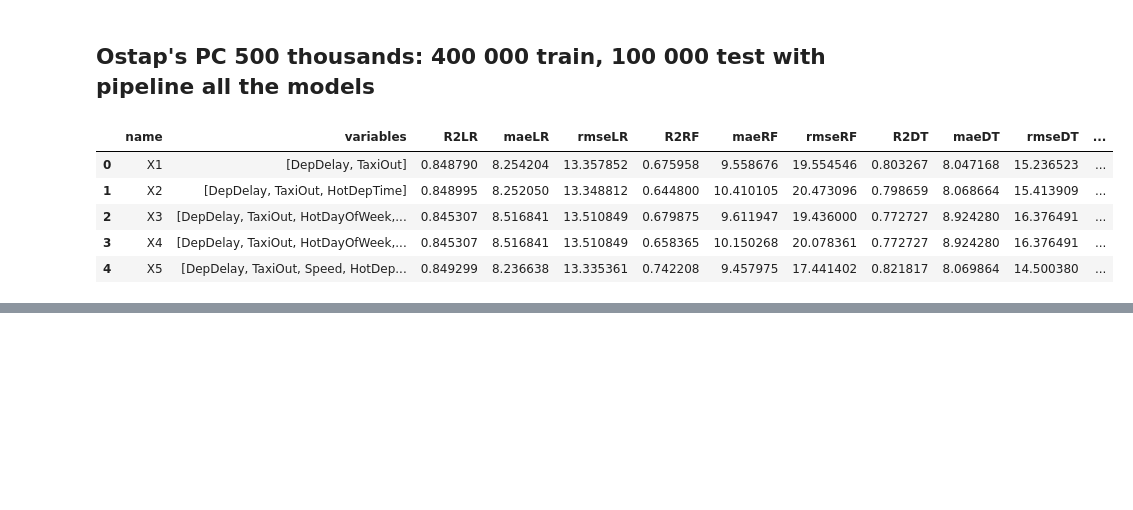
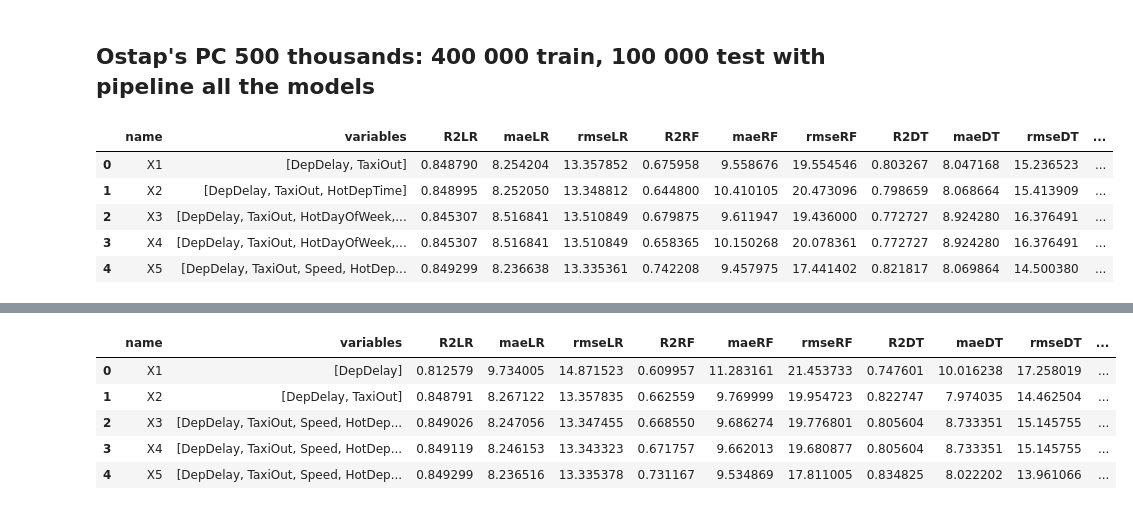
Before and after one commit to LorenzoFramba/Flight_Delay_Prediction, a Jupyter notebook: Results.ipynb, the cells around one changed output, grey strips where cells are left out. Saved outputs shown, nothing was run; the diff lists cells and outputs as text; code cells hidden in the pictures; blank space fills up the shorter version.

```diff
--- a/Results.ipynb
+++ b/Results.ipynb
@@ -64,0 +99,31 @@ DF
+# %%
+del df
+
+df = []
+
+df.append({'name': 'X1', 'variables': ['DepDelay'], 'R2LR': 0.8125794679794787, 'maeLR': 9.73400458051636, 'rmseLR': 14.871522857701509, 'R2RF': 0.6099574091262224,
+           'maeRF': 11.283160766911447, 'rmseRF': 21.453733233129444, 'R2DT': 0.7476006989175485, 'maeDT': 10.016237870211, 'rmseDT': 17.258018641582833,
+           'R2GBR': 0.6872679267752841, 'maeGBR': 10.706094064868875, 'rmseGBR': 19.21025243310358})
+df.append({'name': 'X2', 'variables': ['DepDelay', 'TaxiOut'], 'R2LR': 0.8487907314021497, 'maeLR': 8.267121937889414, 'rmseLR': 13.357834738824678,
+           'R2RF': 0.6625591229882218, 'maeRF': 9.769998661708103, 'rmseRF': 19.954723083163646, 'R2DT': 0.8227471258014616, 'maeDT': 7.974034623263289,
+           'rmseDT': 14.462504358156297, 'R2GBR': 0.7549727367767467, 'maeGBR': 8.901523590234557, 'rmseGBR': 17.004116212184})
+df.append({'name': 'X3', 'variables': ['DepDelay', 'TaxiOut', 'Speed', 'HotDepTime'], 'R2LR': 0.8490256372721183, 'maeLR': 8.247055813813432, 'rmseLR': 13.347454907499387,
+           'R2RF': 0.6685497469166903, 'maeRF': 9.686274017017226, 'rmseRF': 19.776800713190916, 'R2DT': 0.8056036485232515, 'maeDT': 8.733351270827479,'rmseDT': 15.145754555599172,
+           'R2GBR': 0.7494198245739023, 'maeGBR': 8.898157511236839, 'rmseGBR': 17.195714037756783})
+df.append({'name': 'X4', 'variables': ['DepDelay', 'TaxiOut', 'Speed', 'HotDepTime', 'HotDayOfWeek', 'HotMonth'], 'R2LR': 0.8491190865476791, 'maeLR': 8.246152634813814,
+           'rmseLR': 13.343323401188774, 'R2RF': 0.6717572291212395, 'maeRF': 9.662012506970214, 'rmseRF': 19.68087689549227, 'R2DT': 0.8056036485232515, 'maeDT': 8.733351270827479,
+           'rmseDT': 15.145754555599172, 'R2GBR': 0.7341510844248883, 'maeGBR': 9.800333140452848, 'rmseGBR': 17.711865529764623})
+df.append({'name': 'X5', 'variables': ['DepDelay', 'TaxiOut', 'Speed', 'HotDepTime', 'HotCRSCatDepTime', 'HotCRSCatArrTime'], 'R2LR': 0.8492987251707225, 'maeLR':8.236515951105986,
+           'rmseLR': 13.335377763559725, 'R2RF': 0.7311666551997409, 'maeRF': 9.534869414995566, 'rmseRF': 17.811005081248386, 'R2DT': 0.8348253215193102, 'maeDT': 8.022201767622755,
+           'rmseDT': 13.961066470569914, 'R2GBR': 0.7767409247065303, 'maeGBR': 8.783817568463164, 'rmseGBR': 16.2312295796314})
+
+
+DF = pd.DataFrame(df)
+DF
+# %% [output]
+|  | name | variables | R2LR | maeLR | rmseLR | R2RF | maeRF | rmseRF | R2DT | maeDT | rmseDT | ... |
+| 0 | X1 | [DepDelay] | 0.812579 | 9.734005 | 14.871523 | 0.609957 | 11.283161 | 21.453733 | 0.747601 | 10.016238 | 17.258019 | ... |
+| 1 | X2 | [DepDelay, TaxiOut] | 0.848791 | 8.267122 | 13.357835 | 0.662559 | 9.769999 | 19.954723 | 0.822747 | 7.974035 | 14.462504 | ... |
+| 2 | X3 | [DepDelay, TaxiOut, Speed, HotDep... | 0.849026 | 8.247056 | 13.347455 | 0.668550 | 9.686274 | 19.776801 | 0.805604 | 8.733351 | 15.145755 | ... |
+| 3 | X4 | [DepDelay, TaxiOut, Speed, HotDep... | 0.849119 | 8.246153 | 13.343323 | 0.671757 | 9.662013 | 19.680877 | 0.805604 | 8.733351 | 15.145755 | ... |
+| 4 | X5 | [DepDelay, TaxiOut, Speed, HotDep... | 0.849299 | 8.236516 | 13.335378 | 0.731167 | 9.534869 | 17.811005 | 0.834825 | 8.022202 | 13.961066 | ... |
```
Also changed, not shown: parts of 3 cells of this notebook, 4 other files.
